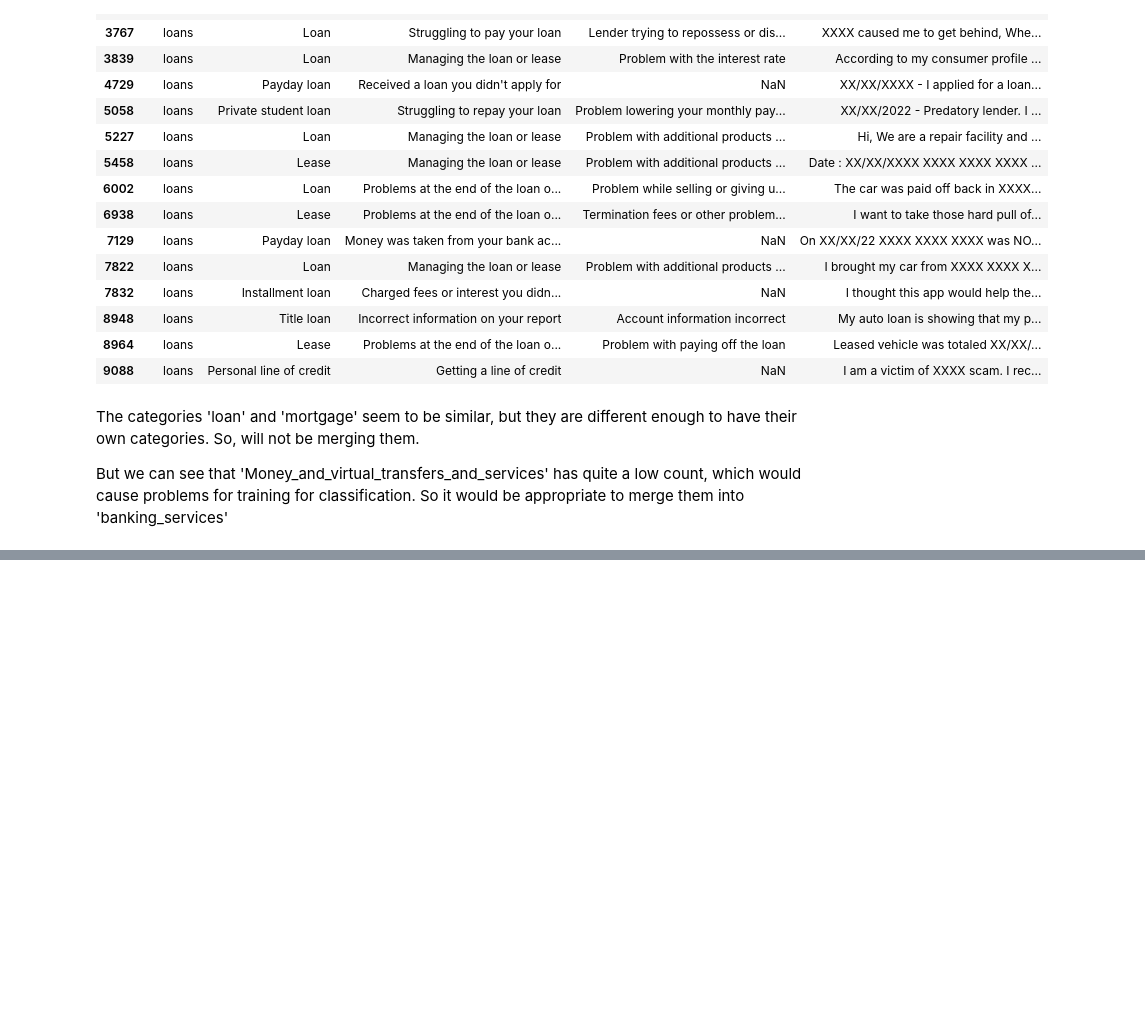
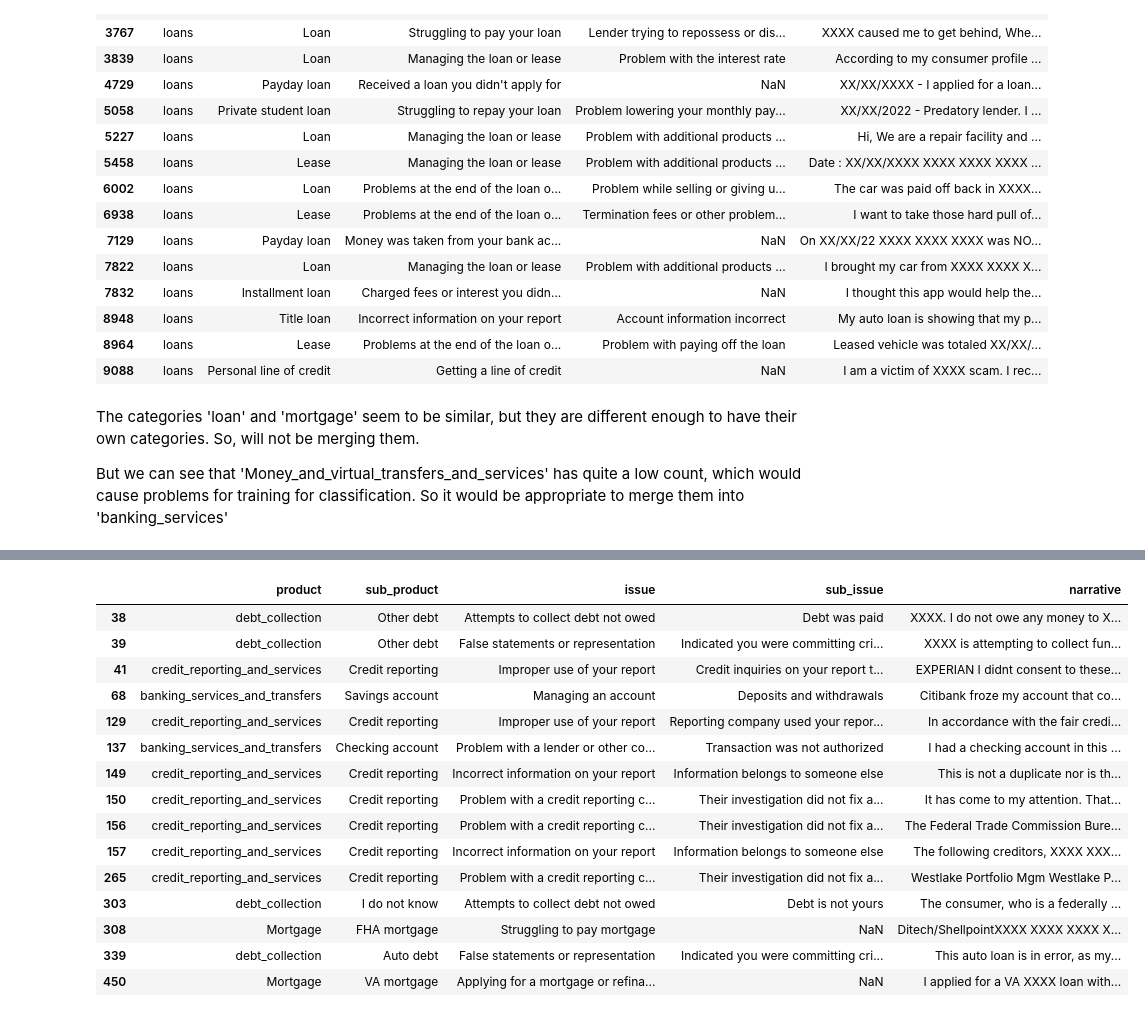
Before and after one commit to tuba-ahmed/complaint-analysis, a Jupyter notebook: code/app/02_Data_Exploration_Anshul_Shandilya.ipynb, the cells around one changed output, grey strips where cells are left out. Saved outputs shown, nothing was run; the diff lists cells and outputs as text; code cells hidden in the pictures; blank space fills up the shorter version.

```diff
--- a/code/app/02_Data_Exploration_Anshul_Shandilya.ipynb
+++ b/code/app/02_Data_Exploration_Anshul_Shandilya.ipynb
@@ -732,0 +745,20 @@ new_df['product'].value_counts()
+# %%
+# Get the head
+new_df.head(15)
+# %% [output]
+|  | product | sub_product | issue | sub_issue | narrative |
+| 38 | debt_collection | Other debt | Attempts to collect debt not owed | Debt was paid | XXXX. I do not owe any money to X... |
+| 39 | debt_collection | Other debt | False statements or representation | Indicated you were committing cri... | XXXX is attempting to collect fun... |
+| 41 | credit_reporting_and_services | Credit reporting | Improper use of your report | Credit inquiries on your report t... | EXPERIAN I didnt consent to these... |
+| 68 | banking_services_and_transfers | Savings account | Managing an account | Deposits and withdrawals | Citibank froze my account that co... |
+| 129 | credit_reporting_and_services | Credit reporting | Improper use of your report | Reporting company used your repor... | In accordance with the fair credi... |
+| 137 | banking_services_and_transfers | Checking account | Problem with a lender or other co... | Transaction was not authorized | I had a checking account in this ... |
+| 149 | credit_reporting_and_services | Credit reporting | Incorrect information on your report | Information belongs to someone else | This is not a duplicate nor is th... |
+| 150 | credit_reporting_and_services | Credit reporting | Problem with a credit reporting c... | Their investigation did not fix a... | It has come to my attention. That... |
+| 156 | credit_reporting_and_services | Credit reporting | Problem with a credit reporting c... | Their investigation did not fix a... | The Federal Trade Commission Bure... |
+| 157 | credit_reporting_and_services | Credit reporting | Incorrect information on your report | Information belongs to someone else | The following creditors, XXXX XXX... |
+| 265 | credit_reporting_and_services | Credit reporting | Problem with a credit reporting c... | Their investigation did not fix a... | Westlake Portfolio Mgm Westlake P... |
+| 303 | debt_collection | I do not know | Attempts to collect debt not owed | Debt is not yours | The consumer, who is a federally ... |
+| 308 | Mortgage | FHA mortgage | Struggling to pay mortgage | NaN | Ditech/ShellpointXXXX XXXX XXXX X... |
+| 339 | debt_collection | Auto debt | False statements or representation | Indicated you were committing cri... | This auto loan is in error, as my... |
+| 450 | Mortgage | VA mortgage | Applying for a mortgage or refina... | NaN | I applied for a VA XXXX loan with... |
```
Also changed, not shown: parts of 3 cells of this notebook.
